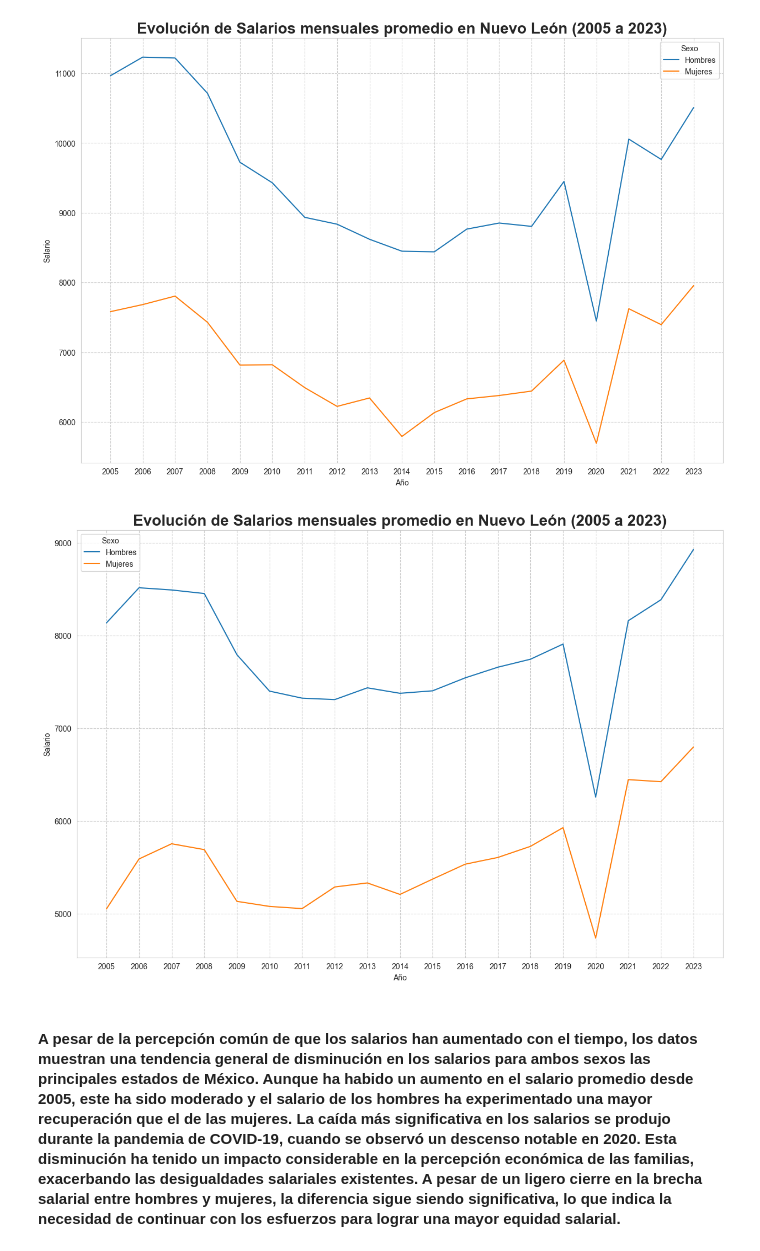
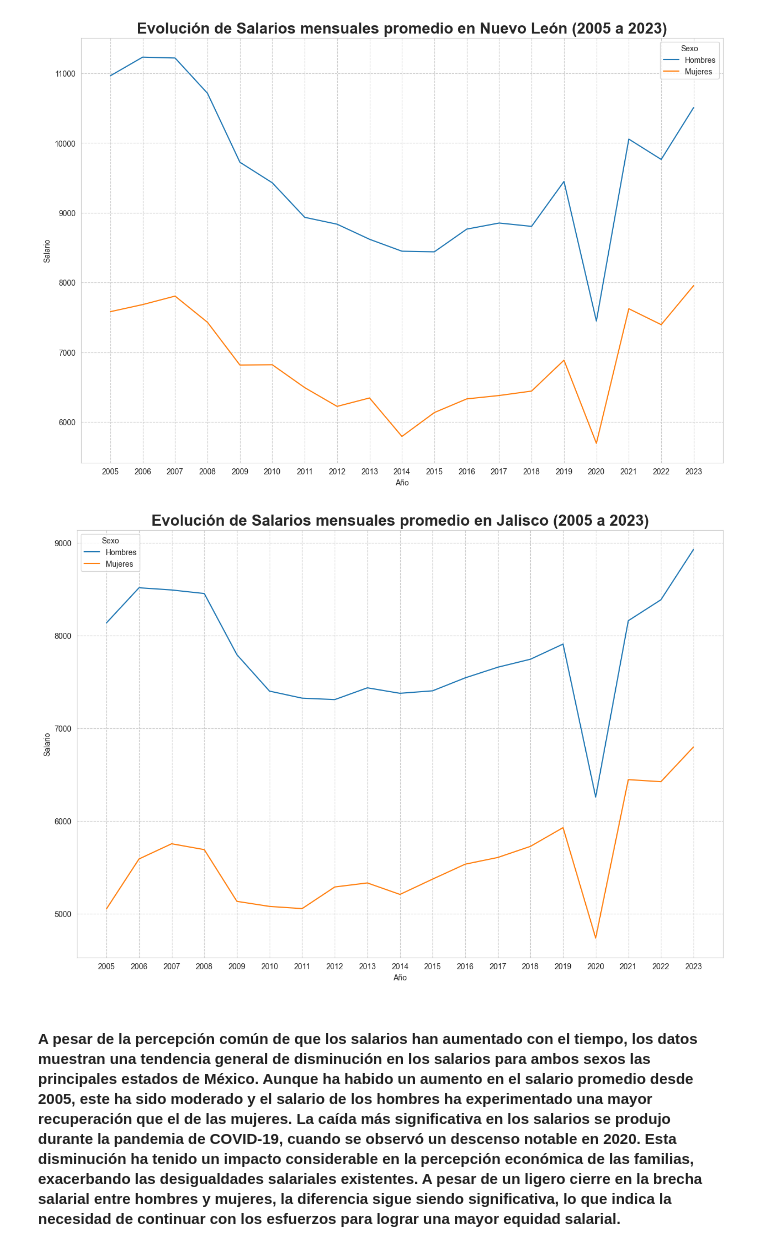
Before and after one commit to Qarant/Analysis-of-Mexican-Salaries-Over-Time, a Jupyter notebook: Statistics_and_Visualization.ipynb, the cells around one changed output. Drawn from its saved outputs; the diff is of its cells as text; code cells hidden in the pictures.

```diff
--- a/Statistics_and_Visualization.ipynb
+++ b/Statistics_and_Visualization.ipynb
@@ -249,9 +249,9 @@ plt.show()
 # %%
 plt.figure(figsize=(15, 10))
 sns.lineplot(data = df_Jalisco, x='Año', y = 'Salario', hue='Sexo')
-plt.title('Evolución de Salarios mensuales promedio en Nuevo León (2005 a 2023)', fontsize = 20, fontweight='bold')
+plt.title('Evolución de Salarios mensuales promedio en Jalisco (2005 a 2023)', fontsize = 20, fontweight='bold')
 plt.show()
 # %% [output]
-[figure, old version]
+[figure, new version]
 # %% [markdown]
 #### A pesar de la percepción común de que los salarios han aumentado con el tiempo, los datos muestran una tendencia general de disminución en los salarios para ambos sexos las principales estados de México. Aunque ha habido un aumento en el salario promedio desde 2005, este ha sido moderado y el salario de los hombres ha experimentado una mayor recuperación que el de las mujeres. La caída más significativa en los salarios se produjo durante la pandemia de COVID-19, cuando se observó un descenso notable en 2020. Esta disminución ha tenido un impacto considerable en la percepción económica de las familias, exacerbando las desigualdades salariales existentes. A pesar de un ligero cierre en la brecha salarial entre hombres y mujeres, la diferencia sigue siendo significativa, lo que indica la necesidad de continuar con los esfuerzos para lograr una mayor equidad salarial.
```
Also changed, not shown: parts of 1 cell of this notebook, 1 other file.
